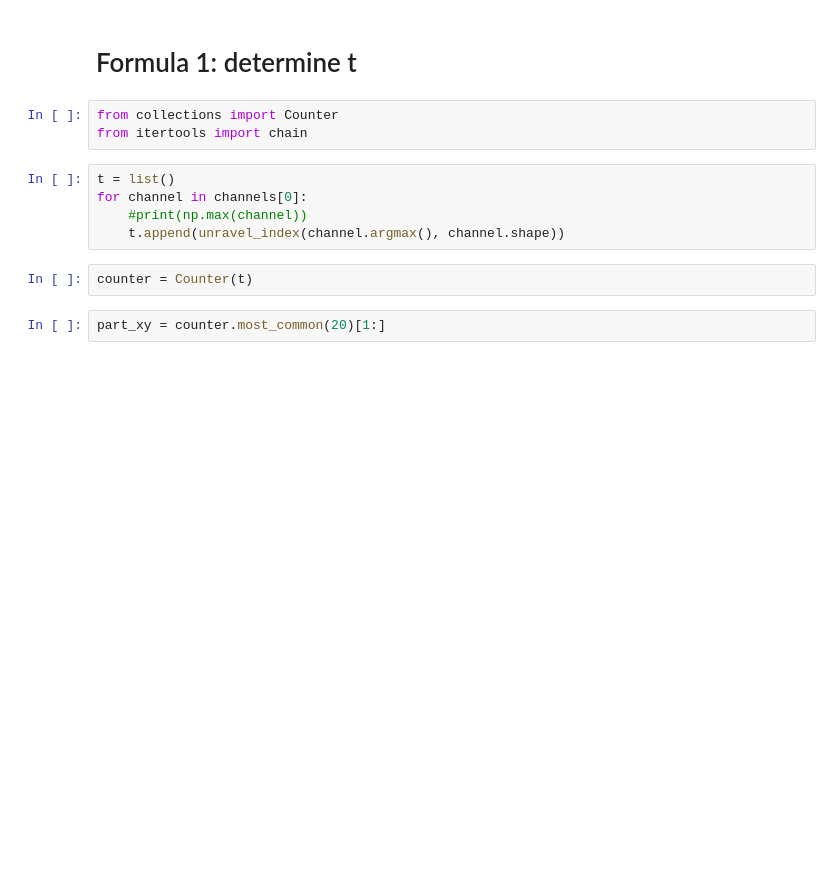
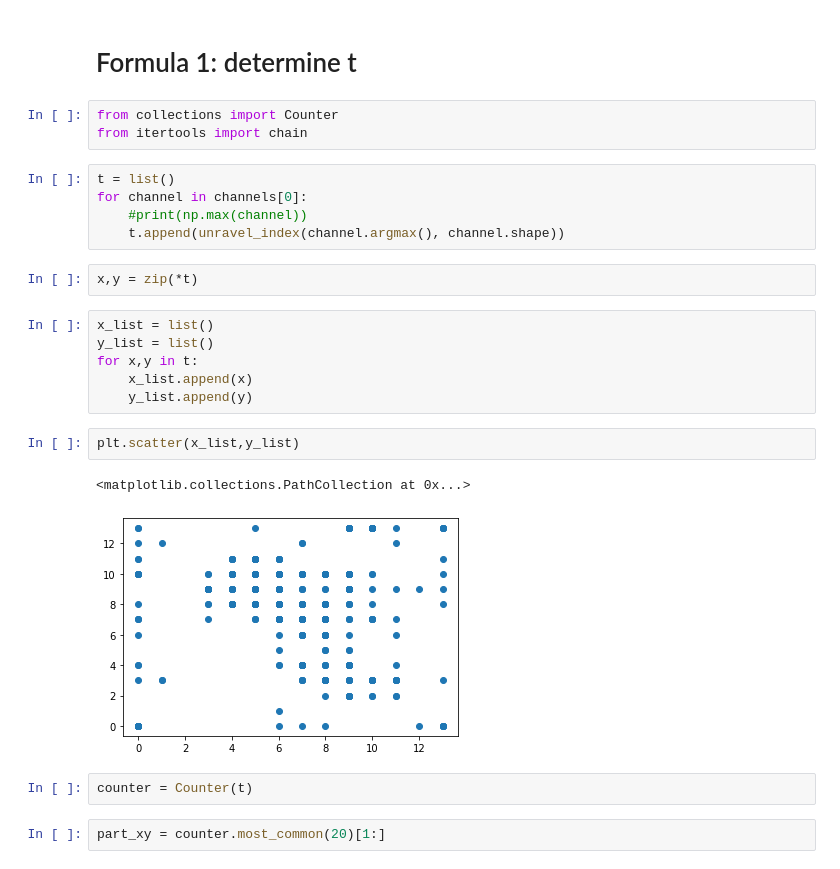
Before and after one commit to Vins1805/cnn-fine-grained-image-recognition, a Jupyter notebook: 1-pretrained-models.ipynb, the cells around one changed output. Cells and saved outputs as stored; diff of their text form; blank space fills up the shorter version.

```diff
--- a/1-pretrained-models.ipynb
+++ b/1-pretrained-models.ipynb
@@ -119,6 +119,19 @@ t = list()
 for channel in channels[0]:
     #print(np.max(channel))
     t.append(unravel_index(channel.argmax(), channel.shape))
+# %%
+x,y = zip(*t)
+# %%
+x_list = list()
+y_list = list()
+for x,y in t:
+    x_list.append(x)
+    y_list.append(y)
+# %%
+plt.scatter(x_list,y_list)
+# %% [output]
+<matplotlib.collections.PathCollection at 0x...>
+[figure, added]
 # %%
 counter = Counter(t)
 # %%
```
Also changed, not shown: parts of 8 cells of this notebook.
